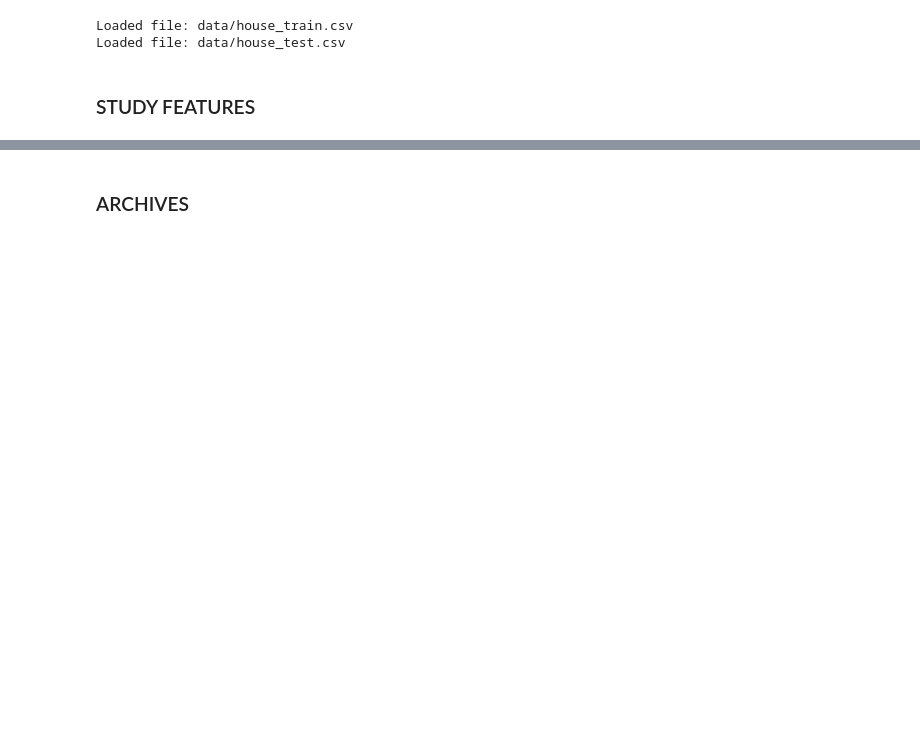
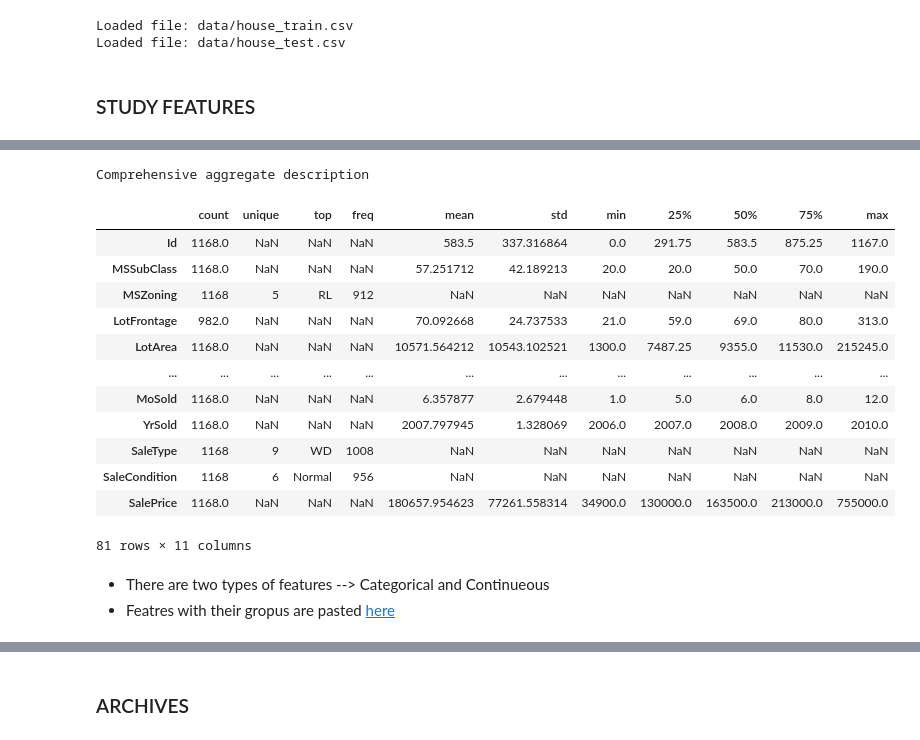
Before and after one commit to hanchau/EDA-House-Prices, a Jupyter notebook: house_prices_eda.ipynb, the cells around one changed output, grey strips where cells are left out. Saved outputs shown, nothing was run; the diff lists cells and outputs as text; code cells hidden in the pictures; blank space fills up the shorter version.

```diff
--- a/house_prices_eda.ipynb
+++ b/house_prices_eda.ipynb
@@ -137,7 +281,25 @@ Loaded file: data/house_test.csv
 # %%
 # PreProcess.info(data)
-nan_cols = PreProcess.get_nan(data)
 desc = PreProcess.describe(data)
+desc
+# %% [output]
+Comprehensive aggregate description
+|  | count | unique | top | freq | mean | std | min | 25% | 50% | 75% | max |
+| Id | 1168.0 | NaN | NaN | NaN | 583.5 | 337.316864 | 0.0 | 291.75 | 583.5 | 875.25 | 1167.0 |
+| MSSubClass | 1168.0 | NaN | NaN | NaN | 57.251712 | 42.189213 | 20.0 | 20.0 | 50.0 | 70.0 | 190.0 |
+| MSZoning | 1168 | 5 | RL | 912 | NaN | NaN | NaN | NaN | NaN | NaN | NaN |
+| LotFrontage | 982.0 | NaN | NaN | NaN | 70.092668 | 24.737533 | 21.0 | 59.0 | 69.0 | 80.0 | 313.0 |
+| LotArea | 1168.0 | NaN | NaN | NaN | 10571.564212 | 10543.102521 | 1300.0 | 7487.25 | 9355.0 | 11530.0 | 215245.0 |
+| ... | ... | ... | ... | ... | ... | ... | ... | ... | ... | ... | ... |
+| MoSold | 1168.0 | NaN | NaN | NaN | 6.357877 | 2.679448 | 1.0 | 5.0 | 6.0 | 8.0 | 12.0 |
+| YrSold | 1168.0 | NaN | NaN | NaN | 2007.797945 | 1.328069 | 2006.0 | 2007.0 | 2008.0 | 2009.0 | 2010.0 |
+| SaleType | 1168 | 9 | WD | 1008 | NaN | NaN | NaN | NaN | NaN | NaN | NaN |
+| SaleCondition | 1168 | 6 | Normal | 956 | NaN | NaN | NaN | NaN | NaN | NaN | NaN |
+| SalePrice | 1168.0 | NaN | NaN | NaN | 180657.954623 | 77261.558314 | 34900.0 | 130000.0 | 163500.0 | 213000.0 | 755000.0 |
+81 rows × 11 columns
+# %% [markdown]
+- There are two types of features --> Categorical and Continueous
+- Featres with their gropus are pasted [here](https://docs.google.com/document/d/14CjFWvGZS9hyNudNY46WK1OasQNBuOrobnsO2wGEXR8/edit?usp=sharing)
 # %%
 # Categorical or Continueous
 agg = PreProcess.check_agg_all(data)
```
Also changed, not shown: parts of 12 cells of this notebook.
